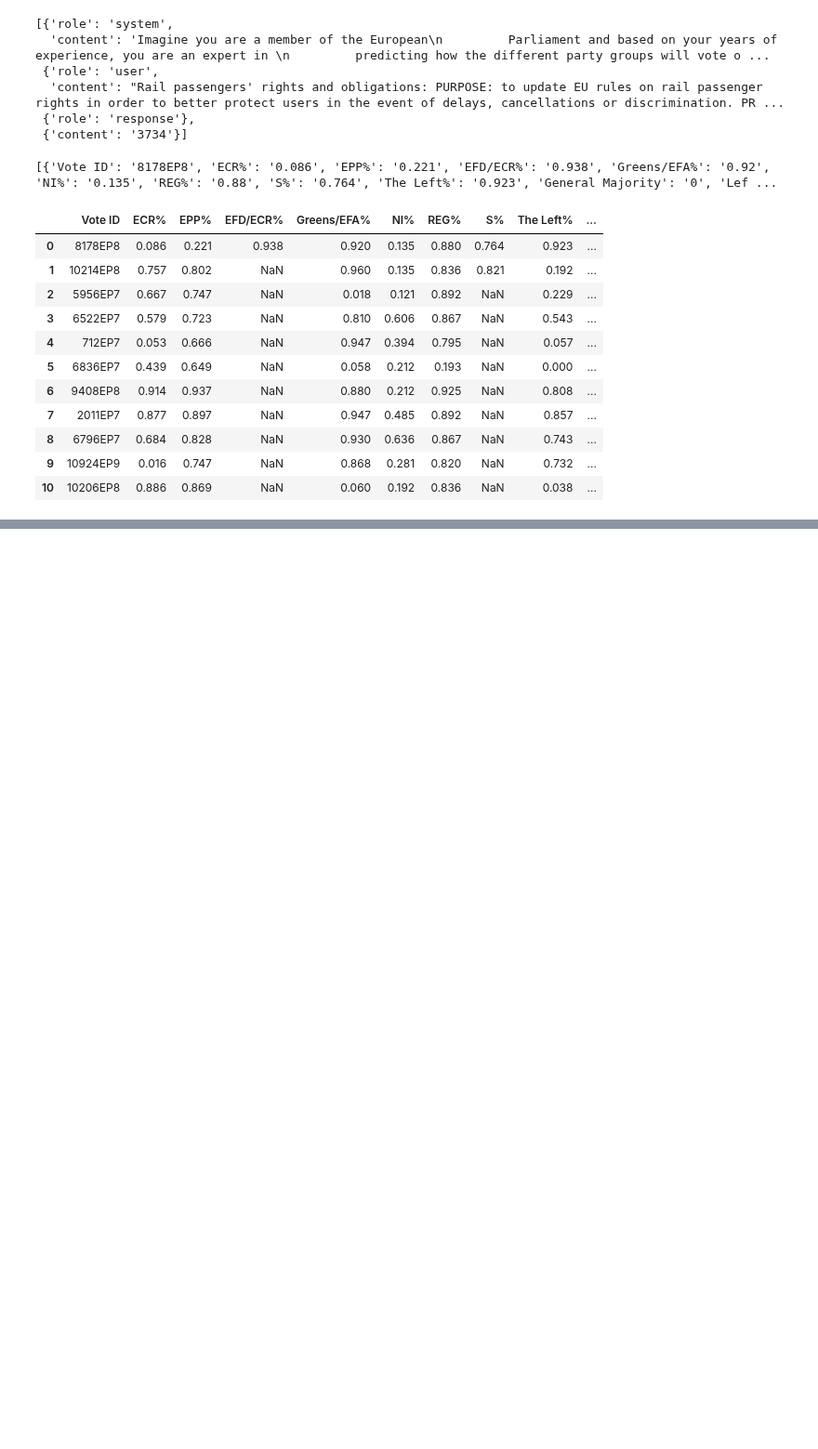
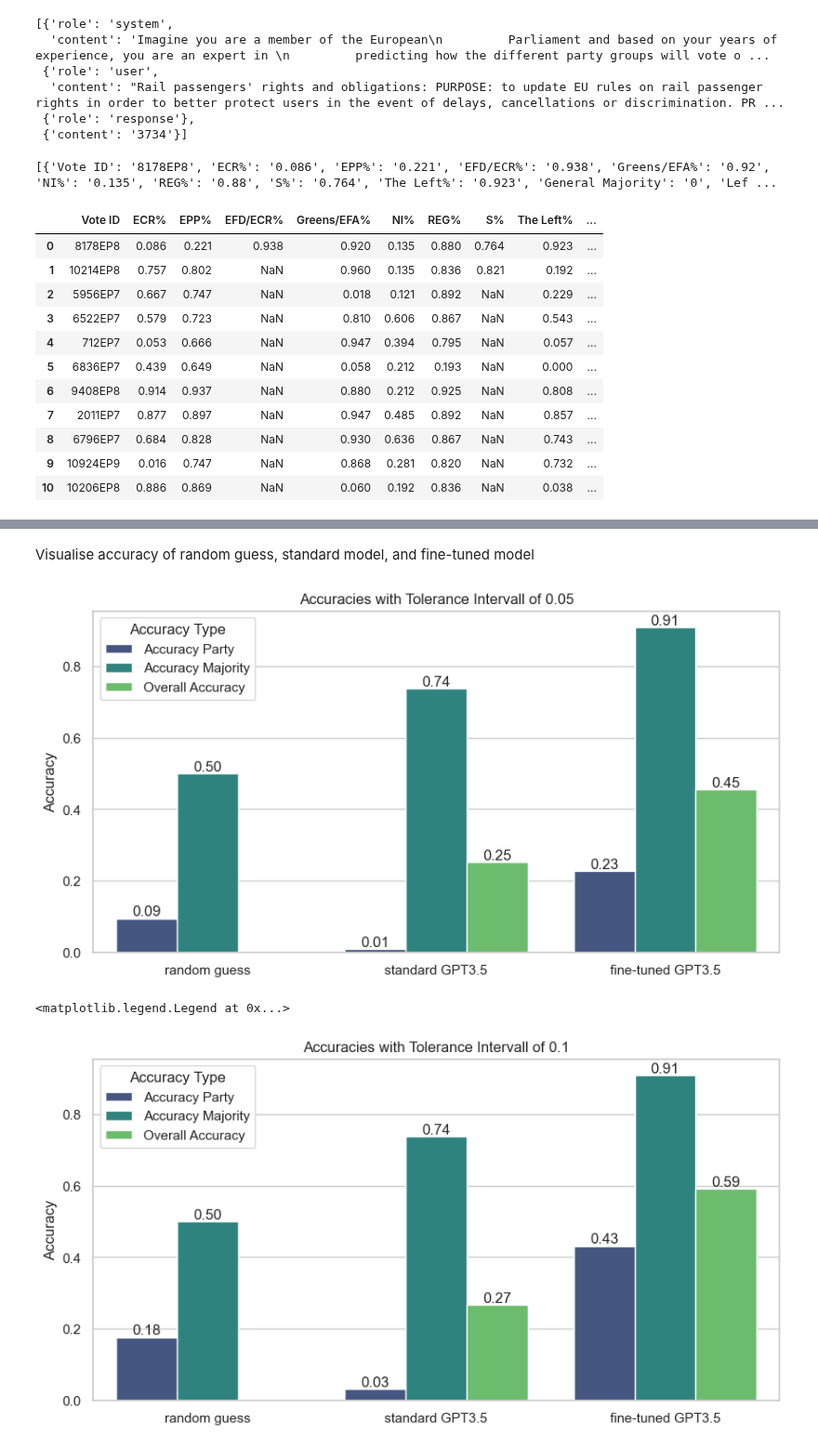
Before and after one commit to izu457/Thesis_Finetuning_GPT3.5_Political_Stance, a Jupyter notebook: Fine-Tuning_Classification.ipynb, the cells around one changed output, grey strips where cells are left out. Shown at 93% size. Drawn from its saved outputs; the diff is of its cells as text; code cells hidden in the pictures; blank space fills up the shorter version.

Commit message:
created visualisation of random, standard, and ft acc

```diff
--- a/Fine-Tuning_Classification.ipynb
+++ b/Fine-Tuning_Classification.ipynb
@@ -660,0 +831,56 @@ Majority Accuracy: 0.9091
+# %% [markdown]
+Visualise accuracy of random guess, standard model, and fine-tuned model
+# %%
+# Correct implementation to have grouped bars for each model and each accuracy type
+
+# Preparing data by melting the dataframe for easy plotting with seaborn
+acc_results_05_long = acc_results_05.reset_index().melt(id_vars="index",
+                                                        value_vars=["Accuracy Party", "Accuracy Majority", "Overall Accuracy"],
+                                                        var_name="Accuracy Type",
+                                                        value_name="Accuracy")
+
+# Plotting the grouped barplot
+plt.figure(figsize=(10, 5))
+sns.set_theme(style="whitegrid")
+
+ax = sns.barplot(data=acc_results_05_long, x="index", y="Accuracy", hue="Accuracy Type", palette="viridis")
+
+# Adding values to each bar using bar_label
+for container in ax.containers:
+    ax.bar_label(container, fmt='%.2f')
+
+plt.title("Accuracies with Tolerance Intervall of 0.05")
+plt.xlabel(None)
+plt.ylabel("Accuracy")
+plt.legend(title="Accuracy Type")
+plt.show()
+
+# Same for threshold 0.1
+# Preparing data by melting the dataframe for easy plotting with seaborn
+acc_results_01_long = acc_results_01.reset_index().melt(id_vars="index",
+                                                        value_vars=["Accuracy Party", "Accuracy Majority", "Overall Accuracy"],
+                                                        var_name="Accuracy Type",
+                                                        value_name="Accuracy")
+
+# Plotting the grouped barplot
+plt.figure(figsize=(10, 5))
+sns.set_theme(style="whitegrid")
+
+ax = sns.barplot(data=acc_results_01_long,
+            x="index",
+            y="Accuracy",
+            hue="Accuracy Type",
+            palette="viridis",
+            )
+# Adding values to each bar using bar_label
+for container in ax.containers:
+    ax.bar_label(container, fmt='%.2f')
+
+plt.title("Accuracies with Tolerance Intervall of 0.1")
+plt.xlabel(None)
+plt.ylabel("Accuracy")
+plt.legend(title="Accuracy Type")
+# %% [output]
+[figure, added]
+<matplotlib.legend.Legend at 0x...>
+[figure, added]
```
Also changed, not shown: parts of 6 cells of this notebook, 6 other files.
